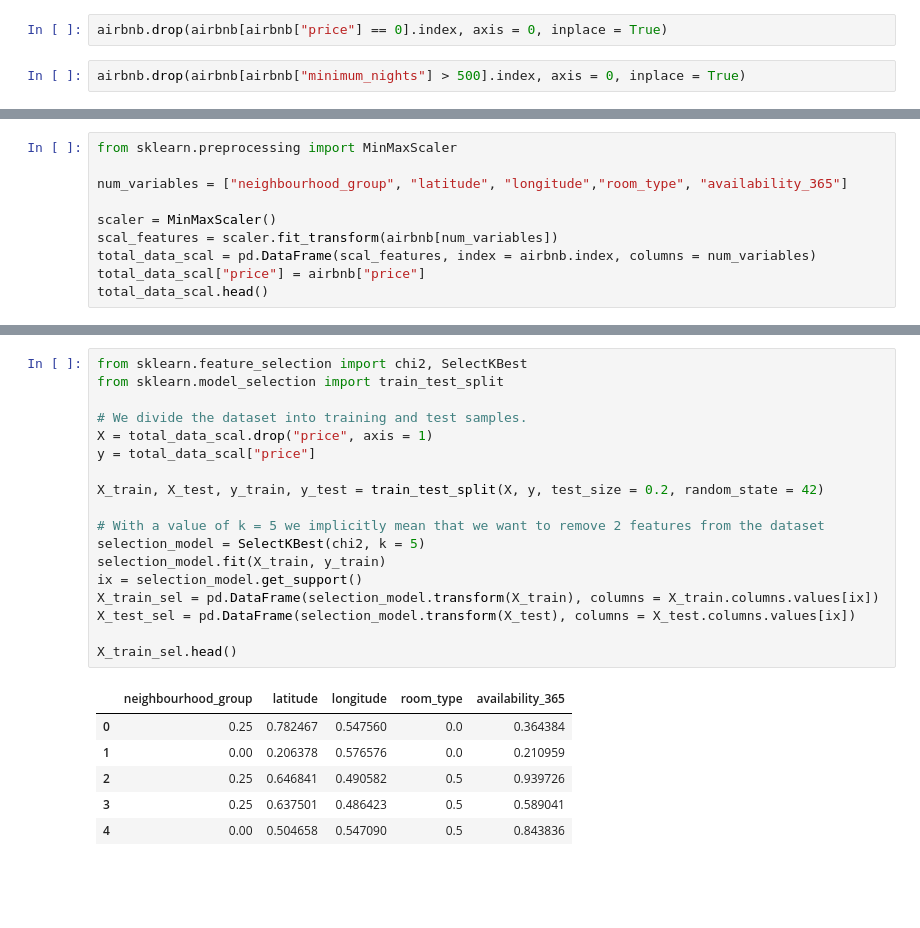
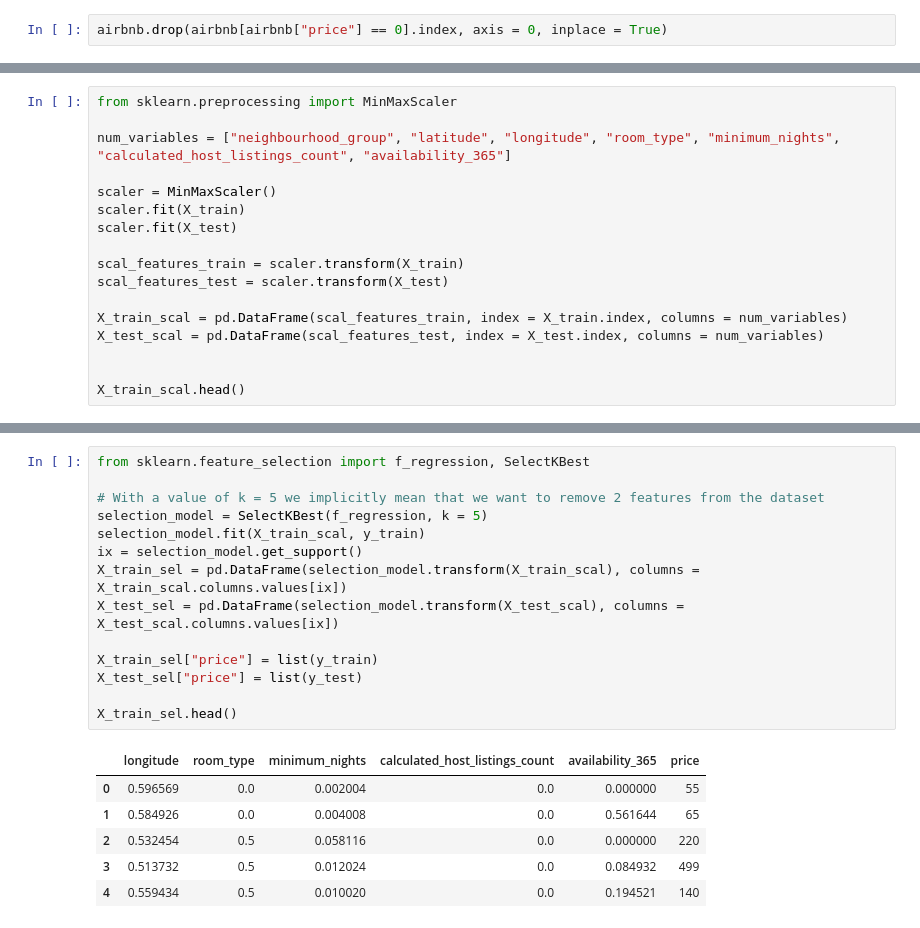
Before and after one commit to LAFG16/machine-learning-python-airbnb, a Jupyter notebook: src/explore.ipynb, the cells around one changed output, grey strips where cells are left out. Drawn from its saved outputs; the diff is of its cells as text; blank space fills up the shorter version.

```diff
--- a/src/explore.ipynb
+++ b/src/explore.ipynb
@@ -295,4 +309,2 @@ plt.show()
 # %%
 airbnb.drop(airbnb[airbnb["price"] == 0].index, axis = 0, inplace = True)
-# %%
-airbnb.drop(airbnb[airbnb["minimum_nights"] > 500].index, axis = 0, inplace = True)
@@ -313,11 +408,18 @@ Normalization - Min-Max Scaling
 # %%
 from sklearn.preprocessing import MinMaxScaler
 
-num_variables = ["neighbourhood_group", "latitude", "longitude","room_type", "availability_365"]
+num_variables = ["neighbourhood_group", "latitude", "longitude", "room_type", "minimum_nights", "calculated_host_listings_count", "availability_365"]
 
 scaler = MinMaxScaler()
-scal_features = scaler.fit_transform(airbnb[num_variables])
-total_data_scal = pd.DataFrame(scal_features, index = airbnb.index, columns = num_variables)
-total_data_scal["price"] = airbnb["price"]
-total_data_scal.head()
+scaler.fit(X_train)
+scaler.fit(X_test)
+
+scal_features_train = scaler.transform(X_train)
+scal_features_test = scaler.transform(X_test)
+
+X_train_scal = pd.DataFrame(scal_features_train, index = X_train.index, columns = num_variables)
+X_test_scal = pd.DataFrame(scal_features_test, index = X_test.index, columns = num_variables)
+
+
+X_train_scal.head()
 # %% [output]
@@ -330,25 +434,21 @@ total_data_scal.head()
 # %%
-from sklearn.feature_selection import chi2, SelectKBest
-from sklearn.model_selection import train_test_split
-
-# We divide the dataset into training and test samples.
-X = total_data_scal.drop("price", axis = 1)
-y = total_data_scal["price"]
-
-X_train, X_test, y_train, y_test = train_test_split(X, y, test_size = 0.2, random_state = 42)
+from sklearn.feature_selection import f_regression, SelectKBest
 
 # With a value of k = 5 we implicitly mean that we want to remove 2 features from the dataset
-selection_model = SelectKBest(chi2, k = 5)
-selection_model.fit(X_train, y_train)
+selection_model = SelectKBest(f_regression, k = 5)
+selection_model.fit(X_train_scal, y_train)
 ix = selection_model.get_support()
-X_train_sel = pd.DataFrame(selection_model.transform(X_train), columns = X_train.columns.values[ix])
-X_test_sel = pd.DataFrame(selection_model.transform(X_test), columns = X_test.columns.values[ix])
+X_train_sel = pd.DataFrame(selection_model.transform(X_train_scal), columns = X_train_scal.columns.values[ix])
+X_test_sel = pd.DataFrame(selection_model.transform(X_test_scal), columns = X_test_scal.columns.values[ix])
+
+X_train_sel["price"] = list(y_train)
+X_test_sel["price"] = list(y_test)
 
 X_train_sel.head()
 # %% [output]
-|  | neighbourhood_group | latitude | longitude | room_type | availability_365 |
-| 0 | 0.25 | 0.782467 | 0.547560 | 0.0 | 0.364384 |
-| 1 | 0.00 | 0.206378 | 0.576576 | 0.0 | 0.210959 |
-| 2 | 0.25 | 0.646841 | 0.490582 | 0.5 | 0.939726 |
-| 3 | 0.25 | 0.637501 | 0.486423 | 0.5 | 0.589041 |
-| 4 | 0.00 | 0.504658 | 0.547090 | 0.5 | 0.843836 |
+|  | longitude | room_type | minimum_nights | calculated_host_listings_count | availability_365 | price |
+| 0 | 0.596569 | 0.0 | 0.002004 | 0.0 | 0.000000 | 55 |
+| 1 | 0.584926 | 0.0 | 0.004008 | 0.0 | 0.561644 | 65 |
+| 2 | 0.532454 | 0.5 | 0.058116 | 0.0 | 0.000000 | 220 |
+| 3 | 0.513732 | 0.5 | 0.012024 | 0.0 | 0.084932 | 499 |
+| 4 | 0.559434 | 0.5 | 0.010020 | 0.0 | 0.194521 | 140 |
```
Also changed, not shown: parts of 32 cells of this notebook, 2 other files.
